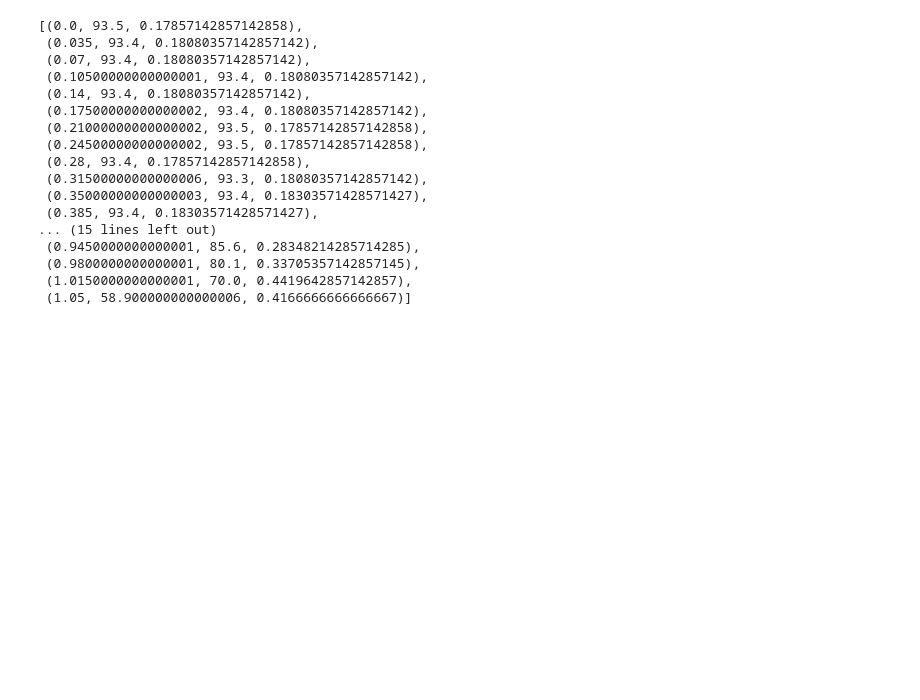
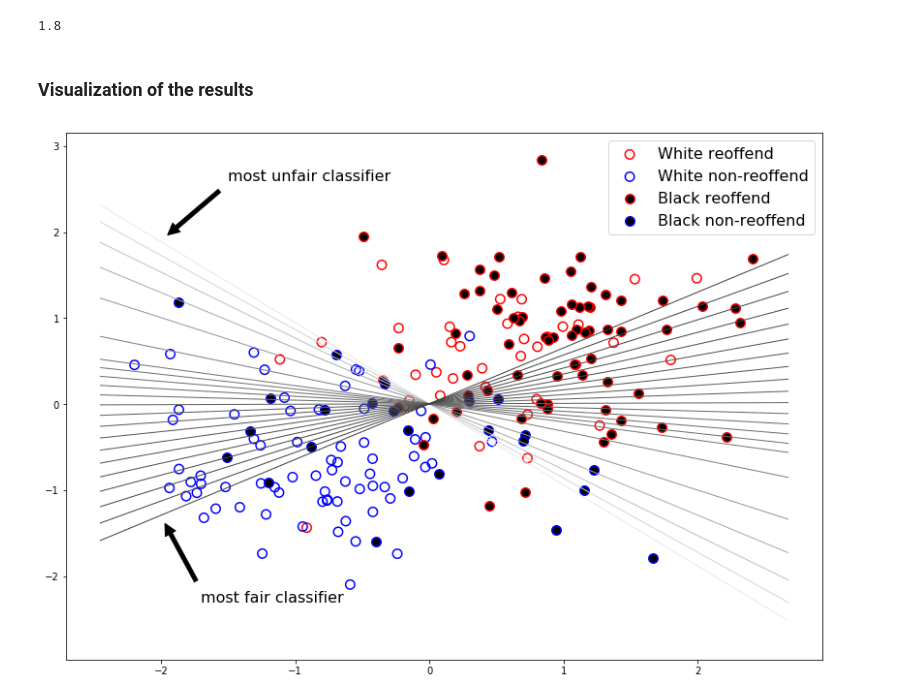
Before and after one commit to GyeongJoHwang/SK_Hynix, a Jupyter notebook: fairness.ipynb, the cells around one changed output. Cells and saved outputs as stored; diff of their text form; code cells hidden in the pictures; blank space fills up the shorter version.

```diff
--- a/fairness.ipynb
+++ b/fairness.ipynb
@@ -125,7 +173,7 @@ def fit_fair(w, b, X, Y, z, num_iterations, lambda_, learning_rate, print_cost=F
         db = grads["db"]
 
         # update rule (≈ 2 lines of code)
-        w = w - learning_rate * dw  # need to broadcast
+        w = w - learning_rate * dw
         b = b - learning_rate * db
 
         # Record the costs
@@ -133,8 +181,12 @@ def fit_fair(w, b, X, Y, z, num_iterations, lambda_, learning_rate, print_cost=F
             costs.append(cost)
 
         # Print the cost every 100 training examples
-        if print_cost and (i + 1) % 10 == 0 or (i + 1) == num_iterations:
-            print ("Cost after iteration [%i/%i]: %f" % (i + 1, num_iterations, cost), end='\r')
+        if print_cost and (i + 1) % 100 == 0 or (i + 1) == num_iterations:
+            # print("Cross entropy loss: {:.3f}".format(cost), end="\r")
+            # print("lambda times Covariance: {:.3f}".format(lambda_ * covar), end="\r")
+            print("Cost after iteration [%i/%i]: %f" % (i + 1, num_iterations, cost), end='\r')
+
+    if print_cost: sys.stdout.write("\033[K")
     params = {"w": w, "b": b}
 
     return params, costs
@@ -181,6 +235,7 @@ def Logistic_fair(X, Y, z, X_test, Y_test, z_test, num_iterations, lambda_, lear
          "w" : w,
          "b" : b,
          "learning_rate" : learning_rate,
-         "num_iterations": num_iterations}
+         "num_iterations": num_iterations,
+         "lambda": lambda_}
 
     return d
@@ -187,13 +244,10 @@ def Logistic_fair(X, Y, z, X_test, Y_test, z_test, num_iterations, lambda_, lear
 # %%
 acc_fairness = []
 model_history = []
-lambda_range = np.linspace(0, 1.05, 31)
-# fig, axes = plt.subplots(11)
-# plt.figure(figsize=(16,12))
+lambda_range = np.concatenate((np.linspace(0.0, 1.2, 7), np.linspace(1.3, 1.8, 16))) # for disc_factor2 = 27/32*pi
 for i, lambda_ in enumerate(lambda_range):
-    d = Logistic_fair(X_train, Y_train, z_train, X_test, Y_test, z_test, 3000, lambda_, learning_rate=1e-5, print_cost=False)
+    d = Logistic_fair(X_train, Y_train, z_train, X_test, Y_test, z_test, 10000, lambda_, learning_rate=1e-3, print_cost=True)
 
-    # axes[i].plot(range(200), d["costs"])
     acc_fairness.append((lambda_, d["test_acc"], d["DI"]))
     model_history.append(d)
 # %% [output]
@@ -217,7 +270,0 @@ disparate impact: 0.417
-# %%
-for d in model_history:
-    w, b = d["w"], d["b"]
-
-    plt.figure(figsize=(10,6))
-    draw_boundary(w, b, X_train, Y_train, z_train)
-    plt.show()
@@ -251,20 +271,25 @@ plt.show()
-# %%
-acc_fairness
-# %% [output]
-[(0.0, 93.5, 0.17857142857142858),
- (0.035, 93.4, 0.18080357142857142),
- (0.07, 93.4, 0.18080357142857142),
- (0.10500000000000001, 93.4, 0.18080357142857142),
- (0.14, 93.4, 0.18080357142857142),
- (0.17500000000000002, 93.4, 0.18080357142857142),
- (0.21000000000000002, 93.5, 0.17857142857142858),
- (0.24500000000000002, 93.5, 0.17857142857142858),
- (0.28, 93.4, 0.17857142857142858),
- (0.31500000000000006, 93.3, 0.18080357142857142),
- (0.35000000000000003, 93.4, 0.18303571428571427),
- (0.385, 93.4, 0.18303571428571427),
-... (15 lines left out)
- (0.9450000000000001, 85.6, 0.28348214285714285),
- (0.9800000000000001, 80.1, 0.33705357142857145),
- (1.0150000000000001, 70.0, 0.4419642857142857),
- (1.05, 58.900000000000006, 0.4166666666666667)]
+# %%
+d["lambda"]
+# %% [output]
+1.8
+# %% [markdown]
+### Visualization of the results
+# %%
+w = model_history[0]["w"]
+b = model_history[0]["b"]
+plt.figure(figsize=(14,10))
+plot_unfair_data(X_train.T, Y_train, z_train)
+axes = plt.gca()
+xlim, ylim = axes.get_xlim(), axes.get_ylim()
+
+for d in model_history:
+    w, b = d["w"], d["b"]
+    add_line(xlim, ylim, w, b, level=d["lambda"]/2.4)
+
+axes.annotate("most unfair classifier", xy=(-2, 1.9), xytext=(-1.5, 2.6), fontsize=16,
+              arrowprops=dict(facecolor="black", shrink=0.1))
+axes.annotate("most fair classifier", xy=(-2, -1.3), xytext=(-1.7, -2.3), fontsize=16,
+              arrowprops=dict(facecolor="black", shrink=0.1))
+plt.show()
+# %% [output]
+[figure, added]
```
Also changed, not shown: parts of 29 cells of this notebook, 2 other files.
